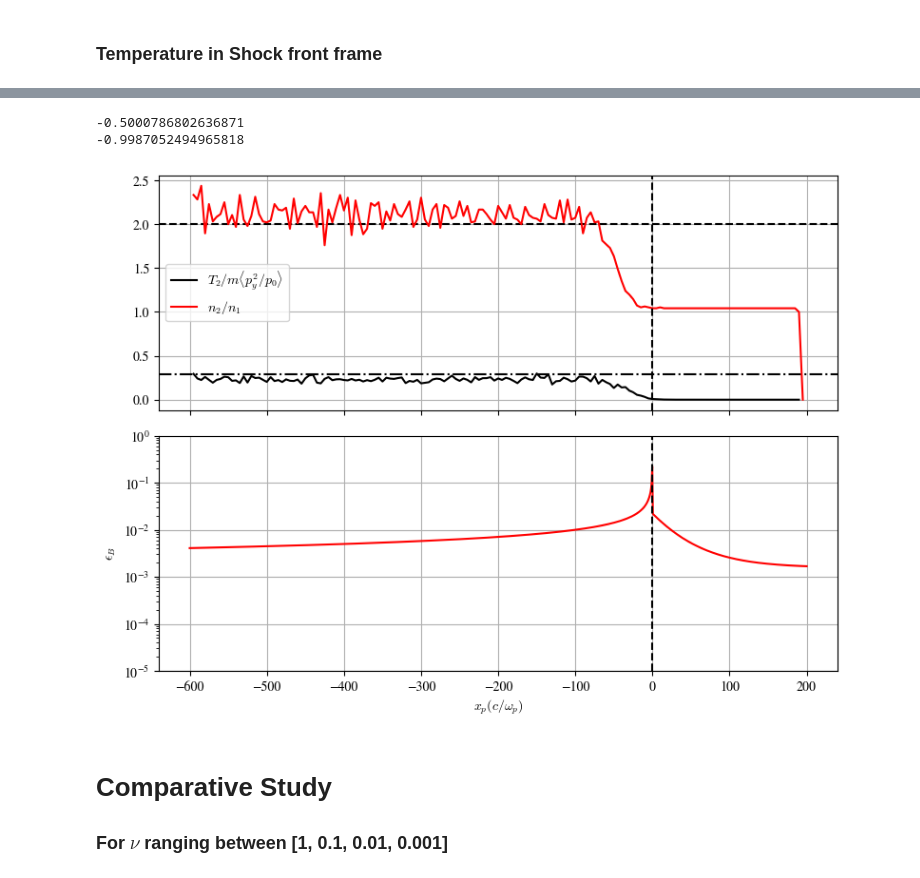
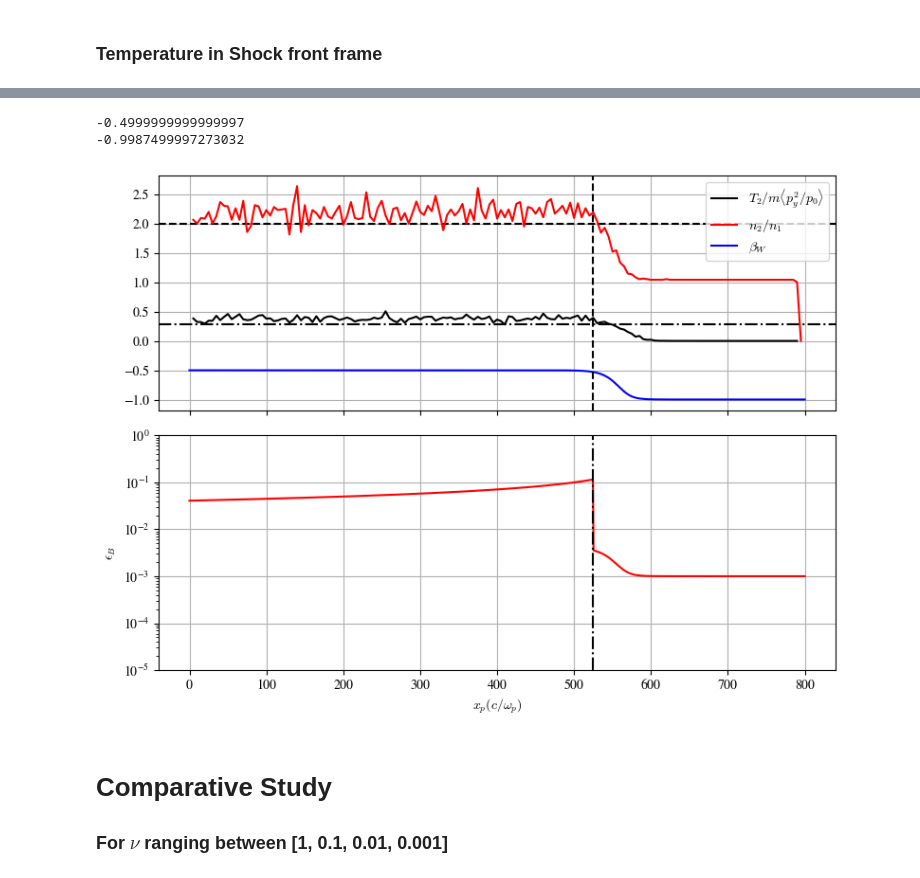
Before and after one commit to Kartav33/shock_gamma_20, a Jupyter notebook: scratch_code_analysis.ipynb, the cells around one changed output, grey strips where cells are left out. Drawn from its saved outputs; the diff is of its cells as text; code cells hidden in the pictures.

```diff
--- a/scratch_code_analysis.ipynb
+++ b/scratch_code_analysis.ipynb
@@ -15,7 +15,7 @@ import sys
 # %%
 # File path
 # dat_file = "/home/kartav/scratch/scattering/po_2/save/proc_0_spec_1_step_20000.dat"
-dat_file = "/home/kartav/scratch/shock_Gamma_20/save/proc_0_spec_1_step_16000.dat"
+dat_file = "/media/kk/ac140ca2-6543-496e-8b32-44ebee8af5f3/storage/scratch/shock_Gamma_20/save/proc_0_spec_1_step_31000.dat"
 # dat_file = "/media/kk/ac140ca2-6543-496e-8b32-44ebee8af5f3/storage/scratch/scattering_frequency_runs/proc_0_spec_2_step_15000_nu_1.dat"
 
 # Skip the first two rows and read the 18-column data starting from the third row
@@ -43,7 +43,7 @@ print("Column 2 (py):", column_2[:5])   # Print first 5 entries for Column 5
 
 # File path
 #dat_file = "/home/kartav/scratch/scattering/po_2/save/proc_1_spec_1_step_20000.dat"
-dat_file = "/home/kartav/scratch/shock_Gamma_20/save/proc_1_spec_1_step_16000.dat"
+dat_file = "/media/kk/ac140ca2-6543-496e-8b32-44ebee8af5f3/storage/scratch/shock_Gamma_20/save/proc_1_spec_1_step_31000.dat"
 #dat_file = "/media/kk/ac140ca2-6543-496e-8b32-44ebee8af5f3/storage/scratch/scattering_frequency_runs/proc_1_spec_2_step_15000_nu_1.dat"
 
 # Skip the first two rows and read the 18-column data starting from the third row
@@ -145,9 +145,9 @@ matplotlib.rcParams['font.family'] = 'STIXGeneral'
 # %%
 # Reading the binary files stored in the diags folder
 
-PATH = '/home/kartav/scratch/shock_Gamma_20/diags/'
+PATH = '/media/kk/ac140ca2-6543-496e-8b32-44ebee8af5f3/storage/scratch/shock_Gamma_20/diags/'
 g = data(PATH)
-n = 16
+n = 31
 
 d1 = g.read('charge','1',n)
 Jx1 = g.read('Jx','1',n)/np.abs(d1)
@@ -515,58 +517,61 @@ g_sh=20
 p_0w=1 * (g_sh-1)**0.5 * E_B**0.5 * 10
 print(p_0w)
 # %%
-bwinf=-0.99875
-Lsh=200
+bwinf = -0.99875
+Lsh = 50
+alpha = 1.5
+xshock = 600
 u0 = bwinf/np.sqrt(1-bwinf**2)
-xp_e= np.linspace(-600,200,1000);
-i=0; E_b=[]
+xp_e = np.linspace(0,800,1000);
+i=0; E_b=[]; beta_W=[]; gamma_W=[]
 
 for item in xp_e:
-    uW = 1./6. * ( ( 3. - np.sqrt(3.)/u0 ) + ( 3 + np.sqrt(3.)/u0 ) * np.tanh(2.*xp_e[i]/Lsh)) * u0
-    #(5/8 + 3/8 * np.tanh(2*(xp_e[i])/Lsh)) * u0
-    #print(uW)
+    x_shift= xp_e[i] - xshock
+    uW = 1./6. * ( ( 3. - np.sqrt(3.)/u0 ) + ( 3 + np.sqrt(3.)/u0 ) * np.tanh(2. * x_shift/Lsh)) * u0
     betaW = uW / np.sqrt(1+pow(uW,2))
-    if xp_e[i]< 0:
-        E_b.append(0.1/np.sqrt(np.abs(xp_e[i])))
-    if xp_e[i] > 0:
-        E_b.append(10**3 *(1+1/betaW)**(2))
-        #print(uW)
+    if x_shift < - (alpha * Lsh):
+        E_b.append(1/np.sqrt(np.abs(x_shift)))
+    if x_shift > - (alpha * Lsh):
+        E_b.append(10**(-3) *(1/betaW)**(2))
+
+    beta_W.append(betaW)
     i+=1
 
     if (item== xp_e[1]):
         print(betaW)
     if (item== xp_e[-1]):
         print(betaW)
 
 
 # Create two vertically stacked subplots with shared x-axis
 fig, (ax1, ax2) = plt.subplots(2, 1, sharex=True, figsize=(8, 6), height_ratios=[1, 1])
 
 # Plot in the top subplot
 ax1.axhline(2, c='k', ls='--')
 ax1.axhline(0.29,c='k',ls='-.')
-ax1.plot(bins[1:]-600, temp_profile, 'k', label='$T_2/m \\langle p_y^2 / p_0 \\rangle$')
-ax1.plot(bins[1:]-600, density_profile/density_profile[-2], 'r', label='$n_2/n_1$')
+ax1.plot(bins[1:], temp_profile, 'k', label='$T_2/m \\langle p_y^2 / p_0 \\rangle$')
+ax1.plot(bins[1:], density_profile/density_profile[-2], 'r', label='$n_2/n_1$')
+ax1.plot(xp_e, beta_W, 'b', label='$\\beta_W$')
 ax1.legend()
-ax1.axvline(x=0, color='black', linestyle='--')  # Vertical line at x=0
+ax1.axvline(x=(xshock-(Lsh*alpha)), color='black', linestyle='--')  # Vertical line at x=0
 ax1.grid(True)
 
 # Plot in the bottom subplot
 ax2.plot(xp_e, E_b, color='red')
 ax2.set_ylabel('$\\epsilon_B$')
 ax2.set_xlabel('$x_p (c/\\omega_p)$')
-ax2.axvline(x=0, color='black', linestyle='--')  # Vertical line at x=0
+ax2.axvline(x=(xshock-(Lsh*alpha)), color='black', linestyle='-.')  # Vertical line at x=0
 ax2.grid(True)
 ax2.set_yscale('log')
 ax2.set_ylim(1e-5,1e0)
 
 # Optional: Tight layout for spacing
 plt.tight_layout()
 plt.show()
 # %% [output]
--0.5000786802636871
--0.9987052494965818
+-0.4999999999999997
+-0.9987499997273032
-[figure, old version]
+[figure, new version]
 # %%
 bwinf = -0.99875
 Lsh = 50
```
Also changed, not shown: parts of 11 cells of this notebook.
